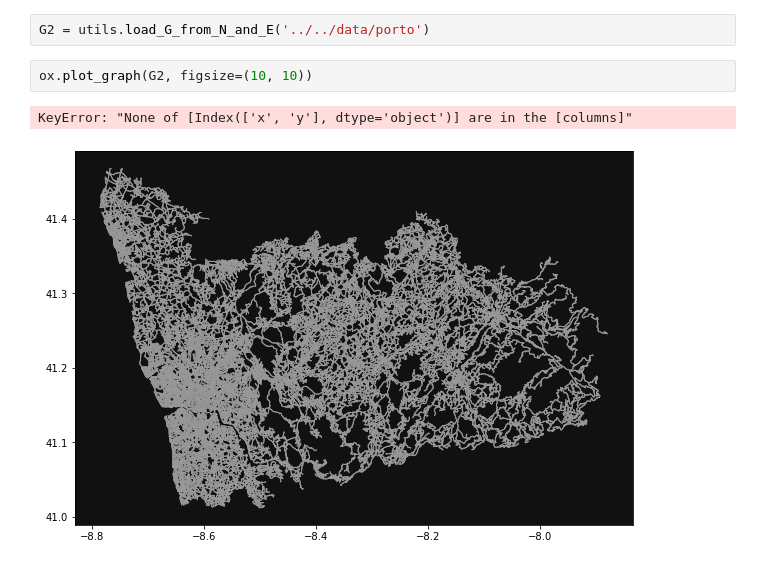
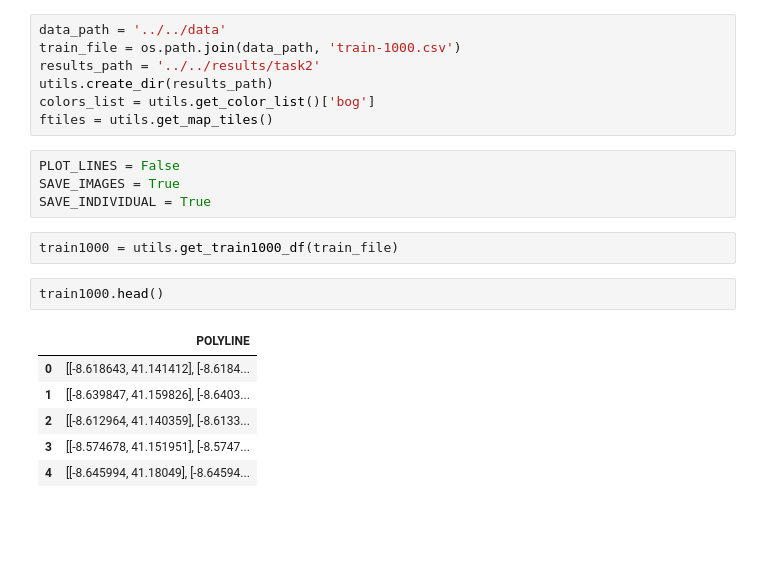
Before and after one commit to kkaryl/AI6128-Urban_Computing, a Jupyter notebook: course-project-2/codes/task2/task2_jh.ipynb, the cells around one changed output. Drawn from its saved outputs; the diff is of its cells as text; blank space fills up the shorter version.

```diff
--- a/course-project-2/codes/task2/task2_jh.ipynb
+++ b/course-project-2/codes/task2/task2_jh.ipynb
@@ -43,7 +12,22 @@ ox.plot_graph(G, figsize=(10, 10))
-# %%
-G2 = utils.load_G_from_N_and_E('../../data/porto')
-# %%
-ox.plot_graph(G2, figsize=(10, 10))
-# %% [output]
-KeyError: "None of [Index(['x', 'y'], dtype='object')] are in the [columns]"
-[figure, removed]
+# %%
+data_path = '../../data'
+train_file = os.path.join(data_path, 'train-1000.csv')
+results_path = '../../results/task2'
+utils.create_dir(results_path)
+colors_list = utils.get_color_list()['bog']
+ftiles = utils.get_map_tiles()
+# %%
+PLOT_LINES = False
+SAVE_IMAGES = True
+SAVE_INDIVIDUAL = True
+# %%
+train1000 = utils.get_train1000_df(train_file)
+# %%
+train1000.head()
+# %% [output]
+|  | POLYLINE |
+| 0 | [[-8.618643, 41.141412], [-8.6184... |
+| 1 | [[-8.639847, 41.159826], [-8.6403... |
+| 2 | [[-8.612964, 41.140359], [-8.6133... |
+| 3 | [[-8.574678, 41.151951], [-8.5747... |
+| 4 | [[-8.645994, 41.18049], [-8.64594... |
```
Also changed, not shown: parts of 14 cells of this notebook, 30 other files.
